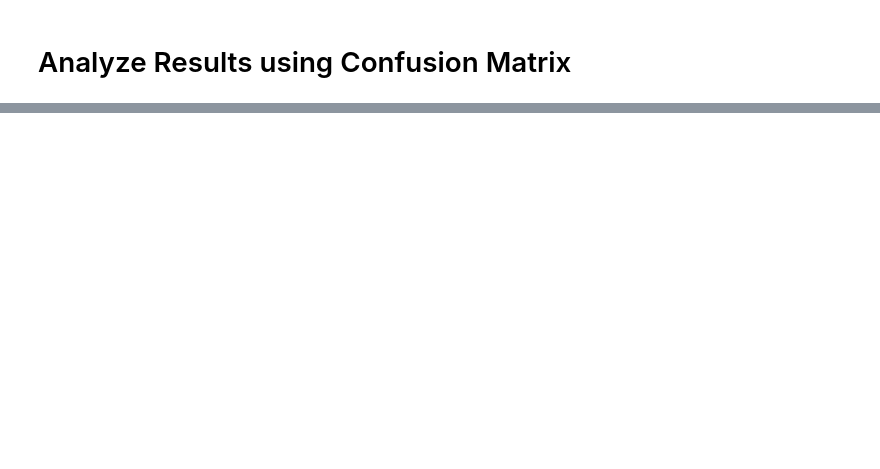
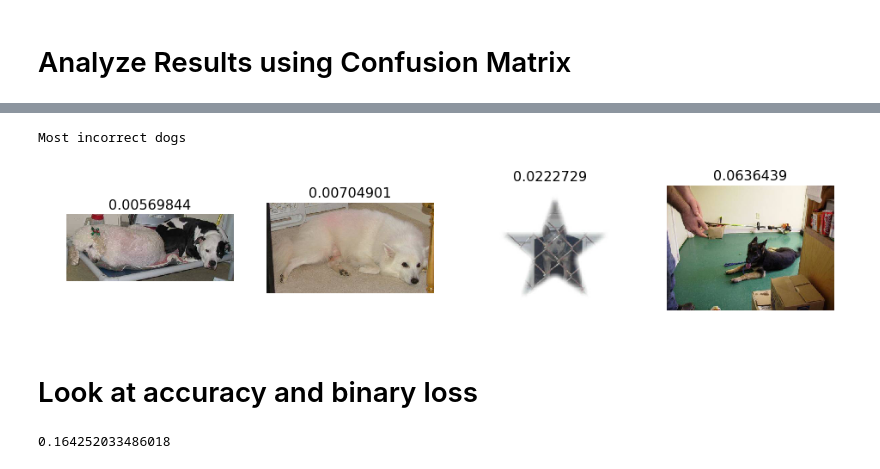
Before and after one commit to zaoyang/fastai, a Jupyter notebook: courses/dl1_redone/lesson1_redone.ipynb, the cells around one changed output, grey strips where cells are left out. Cells and saved outputs as stored; diff of their text form; code cells hidden in the pictures; blank space fills up the shorter version.

```diff
--- a/courses/dl1_redone/lesson1_redone.ipynb
+++ b/courses/dl1_redone/lesson1_redone.ipynb
@@ -316,0 +335,16 @@ accuracy(log_preds,y)
+# %%
+plot_val_with_title(most_by_correct(1, False), "Most incorrect dogs ")
+# %% [output]
+Most incorrect dogs
+[figure, added]
+# %% [markdown]
+# Look at accuracy and binary loss
+# %%
+def binary_loss(y,p):
+    return np.mean(-(y*np.log(p) + (1-y) * np.log(1-p)))
+
+acts = np.array([1,0,0,1])
+preds = np.array([0.9, 0.1, 0.2, 0.8])
+binary_loss(acts, preds)
+# %% [output]
+0.164252033486018
```
Also changed, not shown: parts of 21 cells of this notebook, 3 other files.
